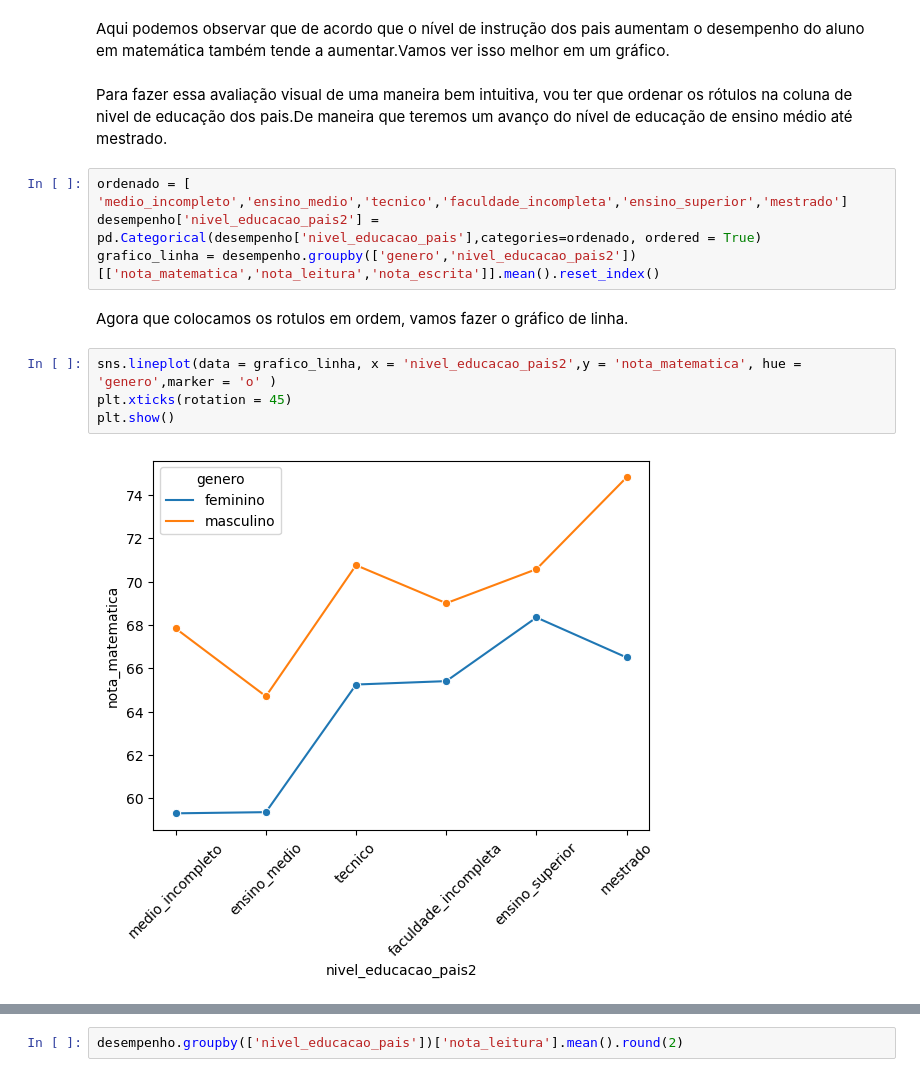
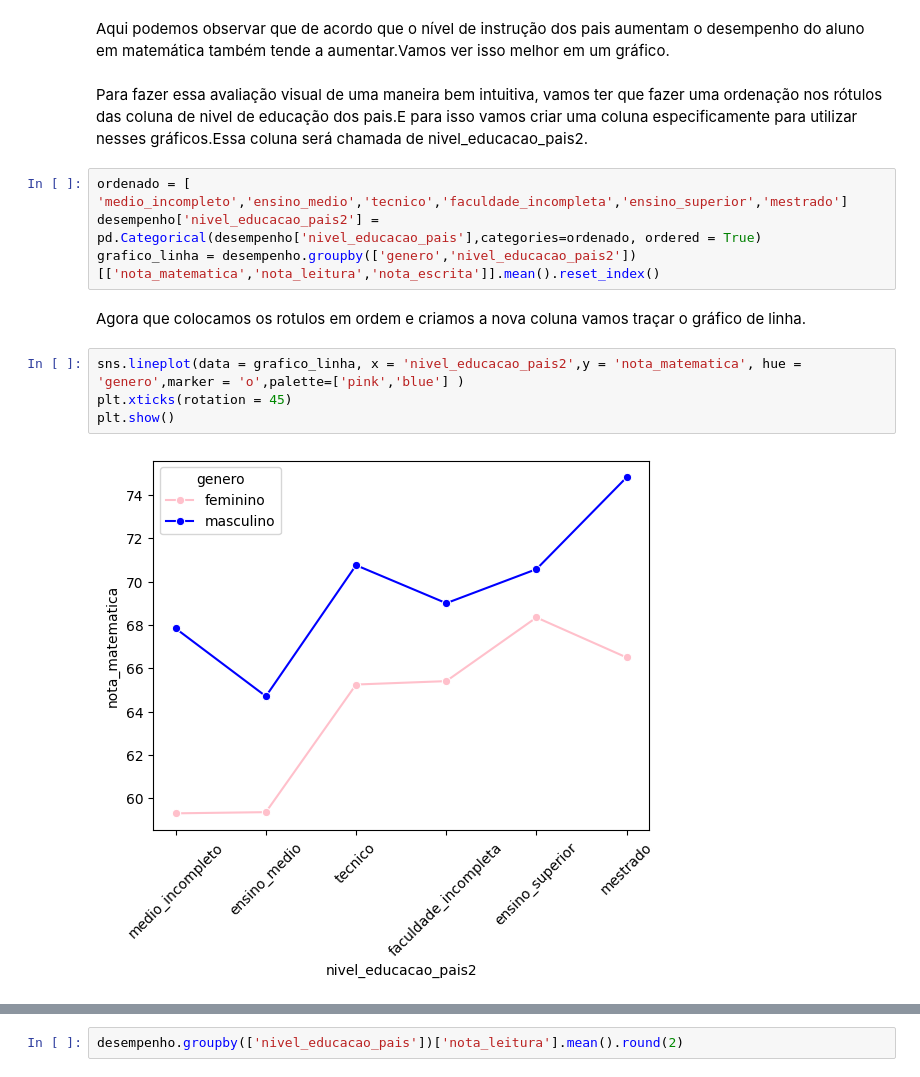
Before and after one commit to bidiass-collab/desempenho-estudantes, a Jupyter notebook: Projeto_final.ipynb, the cells around one changed output, grey strips where cells are left out. Cells and saved outputs as stored; diff of their text form.

```diff
--- a/Projeto_final.ipynb
+++ b/Projeto_final.ipynb
@@ -266,16 +391,16 @@ Name: nota_matematica, dtype: float64
 # %% [markdown]
 Aqui podemos observar que de acordo que o nível de instrução dos pais aumentam o desempenho do aluno em matemática também tende a aumentar.Vamos ver isso melhor em um gráfico.
 # %% [markdown]
-Para fazer essa avaliação visual de uma maneira bem intuitiva, vou ter que ordenar os rótulos na coluna de nivel de educação dos pais.De maneira que teremos um avanço do nível de educação de ensino médio até mestrado.
+Para fazer essa avaliação visual de uma maneira bem intuitiva, vamos ter que fazer uma ordenação nos rótulos das coluna de nivel de educação dos pais.E para isso vamos criar uma coluna especificamente para utilizar nesses gráficos.Essa coluna será chamada de nivel_educacao_pais2.
 # %%
 ordenado = [ 'medio_incompleto','ensino_medio','tecnico','faculdade_incompleta','ensino_superior','mestrado']
 desempenho['nivel_educacao_pais2'] = pd.Categorical(desempenho['nivel_educacao_pais'],categories=ordenado, ordered = True)
 grafico_linha = desempenho.groupby(['genero','nivel_educacao_pais2'])[['nota_matematica','nota_leitura','nota_escrita']].mean().reset_index()
 # %% [markdown]
-Agora que colocamos os rotulos em ordem, vamos fazer o gráfico de linha.
+Agora que colocamos os rotulos em ordem e criamos a nova coluna vamos traçar o gráfico de linha.
 # %%
-sns.lineplot(data = grafico_linha, x = 'nivel_educacao_pais2',y = 'nota_matematica', hue = 'genero',marker = 'o' )
+sns.lineplot(data = grafico_linha, x = 'nivel_educacao_pais2',y = 'nota_matematica', hue = 'genero',marker = 'o',palette=['pink','blue'] )
 plt.xticks(rotation = 45)
 plt.show()
 # %% [output]
-[figure, old version]
+[figure, new version]
```
Also changed, not shown: parts of 47 cells of this notebook.
